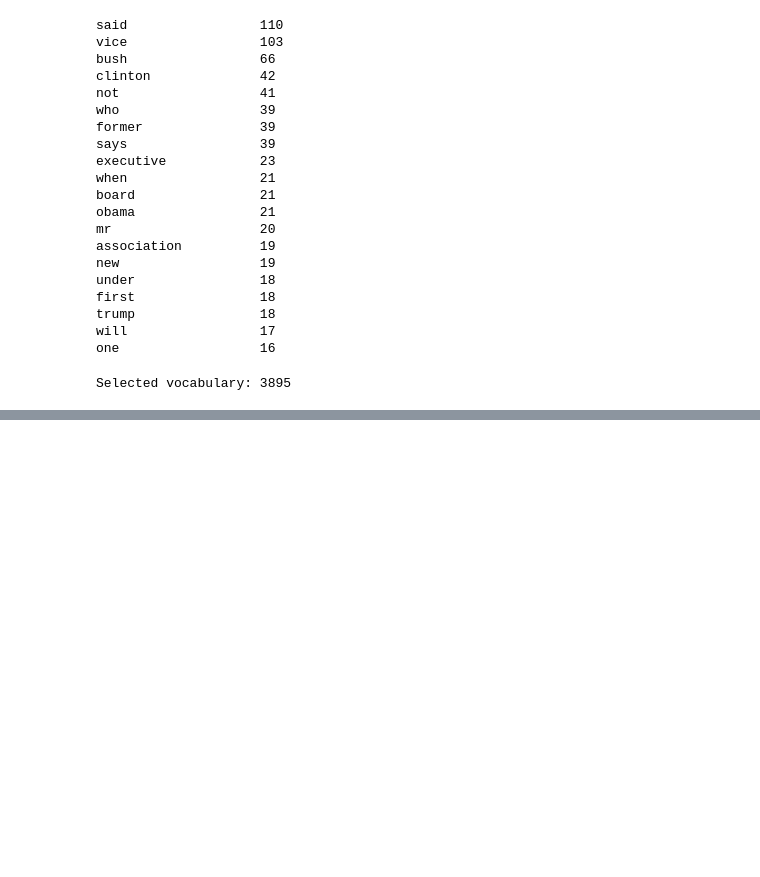
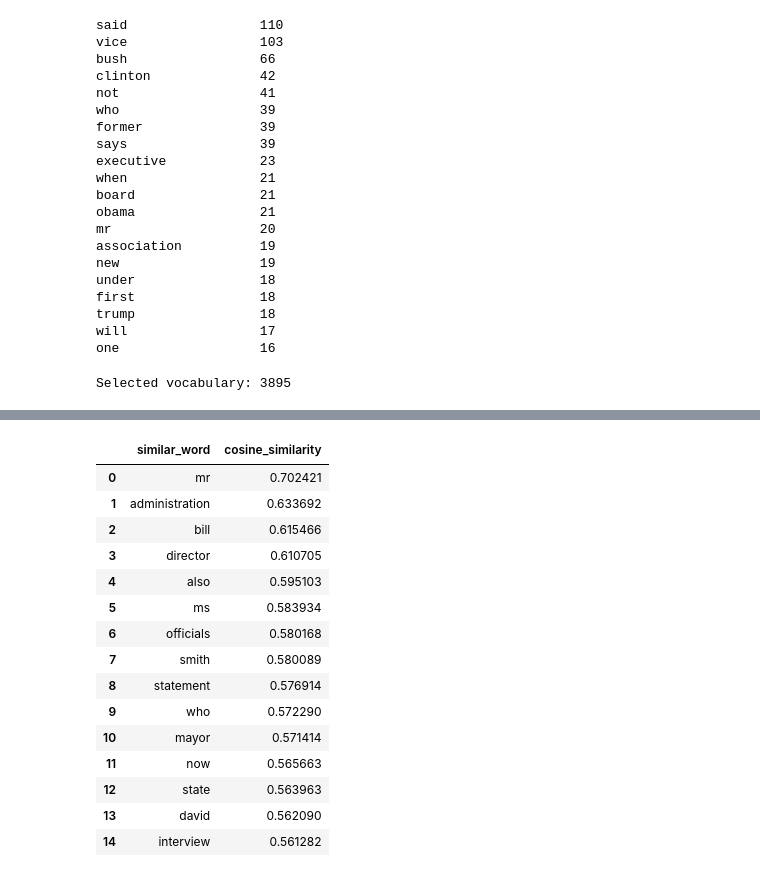
Before and after one commit to AHMADAMJAD0/NLP_with_Olga, a Jupyter notebook: NLP_task3.ipynb, the cells around one changed output, grey strips where cells are left out. Cells and saved outputs as stored; diff of their text form; code cells hidden in the pictures; blank space fills up the shorter version.

```diff
--- a/NLP_task3.ipynb
+++ b/NLP_task3.ipynb
@@ -427,0 +445,11 @@ Selected vocabulary: 3895
+# %%
+selected_word_to_id = {
+    word: index
+    for index, word in enumerate(selected_words)
+}
+
+print("Number of mappings:", len(selected_word_to_id))
+
+# Show first few mappings
+for word in selected_words[:10]:
+    print(word, "->", selected_word_to_id[word])
@@ -427,0 +609,42 @@ Selected vocabulary: 3895
+# %%
+def similarity_table(word, topn=10):
+
+    results = most_similar_words(
+        word,
+        topn
+    )
+
+    if results is None:
+        return
+
+    result_df = pd.DataFrame(
+        results,
+        columns=[
+            "similar_word",
+            "cosine_similarity"
+        ]
+    )
+
+    return result_df
+# %%
+similarity_table(
+    "president",
+    15
+)
+# %% [output]
+|  | similar_word | cosine_similarity |
+| 0 | mr | 0.702421 |
+| 1 | administration | 0.633692 |
+| 2 | bill | 0.615466 |
+| 3 | director | 0.610705 |
+| 4 | also | 0.595103 |
+| 5 | ms | 0.583934 |
+| 6 | officials | 0.580168 |
+| 7 | smith | 0.580089 |
+| 8 | statement | 0.576914 |
+| 9 | who | 0.572290 |
+| 10 | mayor | 0.571414 |
+| 11 | now | 0.565663 |
+| 12 | state | 0.563963 |
+| 13 | david | 0.562090 |
+| 14 | interview | 0.561282 |
```
Also changed, not shown: parts of 14 cells of this notebook.
